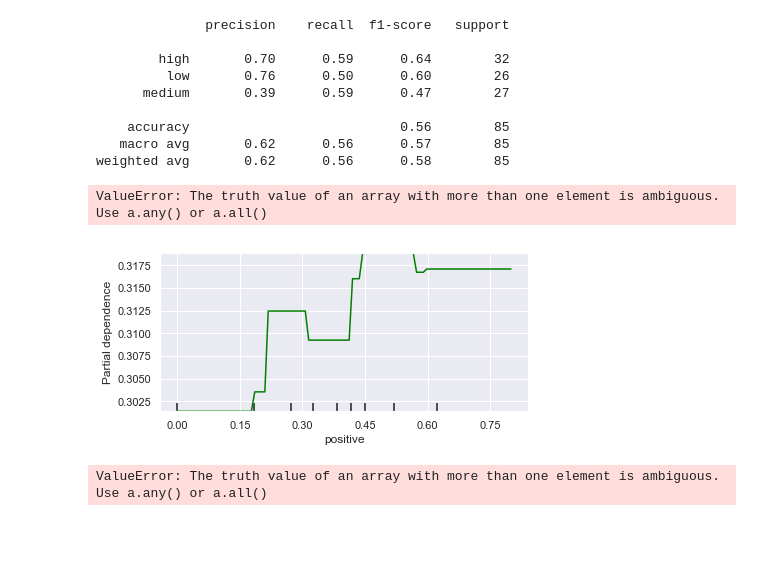
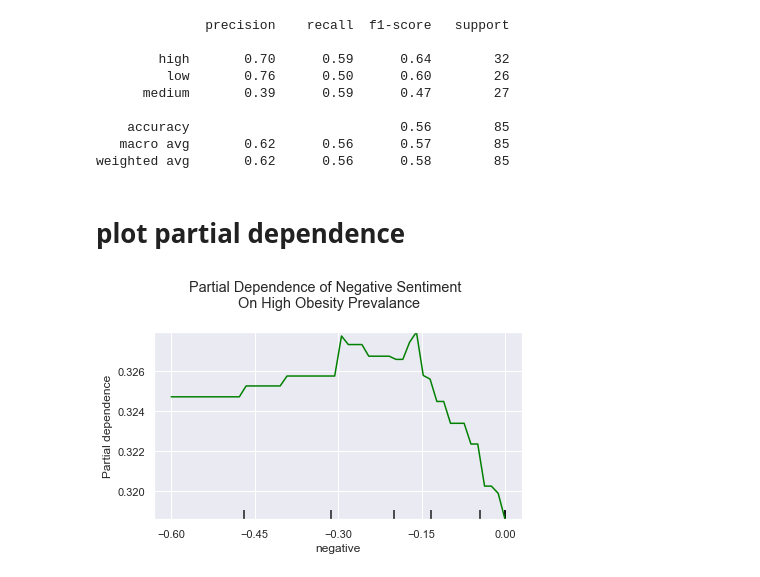
Before and after one commit to vinhttran/fad_diets_prediction, a Jupyter notebook: prediction_classifier.ipynb, the cells around one changed output. Cells and saved outputs as stored; diff of their text form; code cells hidden in the pictures; blank space fills up the shorter version.

```diff
--- a/prediction_classifier.ipynb
+++ b/prediction_classifier.ipynb
@@ -422,11 +474,21 @@ weighted avg       0.75      0.74      0.75        85
 # %%
-rf = RandomForestClassifier(n_estimators='warn',
+# X_train['random'] = np.random.random(size=len(X_train))
+# X_test['random'] = np.random.random(size=len(X_test))
+# X['random'] = np.random.random(size=len(X))
+# {'bootstrap': True,
+#  'max_depth': 90,
+#  'max_features': 3,
+#  'min_samples_leaf': 4,
+#  'min_samples_split': 8,
+#  'n_estimators': 100}
+
+rf = RandomForestClassifier(n_estimators=100,
                             criterion='gini',
-                            max_depth=None,
-                            min_samples_split=2,
-                            min_samples_leaf=1,
+                            max_depth=90,
+                            min_samples_split=8,
+                            min_samples_leaf=4,
                             min_weight_fraction_leaf=0.0,
-                            max_features='auto',
+                            max_features=3,
                             max_leaf_nodes=None,
                             min_impurity_decrease=0.0,
                             min_impurity_split=None,
@@ -438,7 +500,7 @@ rf = RandomForestClassifier(n_estimators='warn',
                             warm_start=False,
                             class_weight=None)
 rf.fit(X_train, y_train)
-importances = rf.feature_importances_
+
 RF_pred = rf.predict(X_test)
 print(classification_report(y_test, RF_pred))
 # %% [output]
@@ -502,21 +578,16 @@ from sklearn.inspection import plot_partial_dependence
-# %%
-plot_partial_dependence(rf, X, features=[0, 1, 2], target=['low','medium','high'])
-# %% [output]
-ValueError: The truth value of an array with more than one element is ambiguous. Use a.any() or a.all()
-# %%
-plot_partial_dependence(rf, X, features=[1],
-                        feature_names=X.columns,
-                        target="high",
-                        response_method="predict_proba",
-                        n_jobs=-1)
-# %% [output]
-[figure, removed]
-# %%
-my_plots = plot_partial_dependence(rf,
-                                   features=[0, 1, 2], # column numbers of plots we want to show
-                                   X=X,            # raw predictors data.
-                                   feature_names=['Distance', 'Landsize', 'BuildingArea'], # labels on graphs
-                                   grid_resolution=10,
-                                   target=y) # number of values to plot on x axis
-# %% [output]
-ValueError: The truth value of an array with more than one element is ambiguous. Use a.any() or a.all()
+# %% [markdown]
+# plot partial dependence
+# %%
+## create partial dependence plot on RF model
+from sklearn.inspection import plot_partial_dependence
+
+features = [0]
+plot_partial_dependence(rf, X, features, feature_names=X.columns,
+                            n_jobs=3, grid_resolution=50, target="high")
+fig = plt.gcf()
+fig.suptitle('Partial Dependence of Negative Sentiment \n On High Obesity Prevalance\n'
+                 )
+plt.subplots_adjust(top=0.8)  # tight_layout causes overlap with suptitle
+plt.savefig('images/pdp_negative.png')
+# %% [output]
+[figure, added]
```
Also changed, not shown: parts of 31 cells of this notebook, 4 other files.
